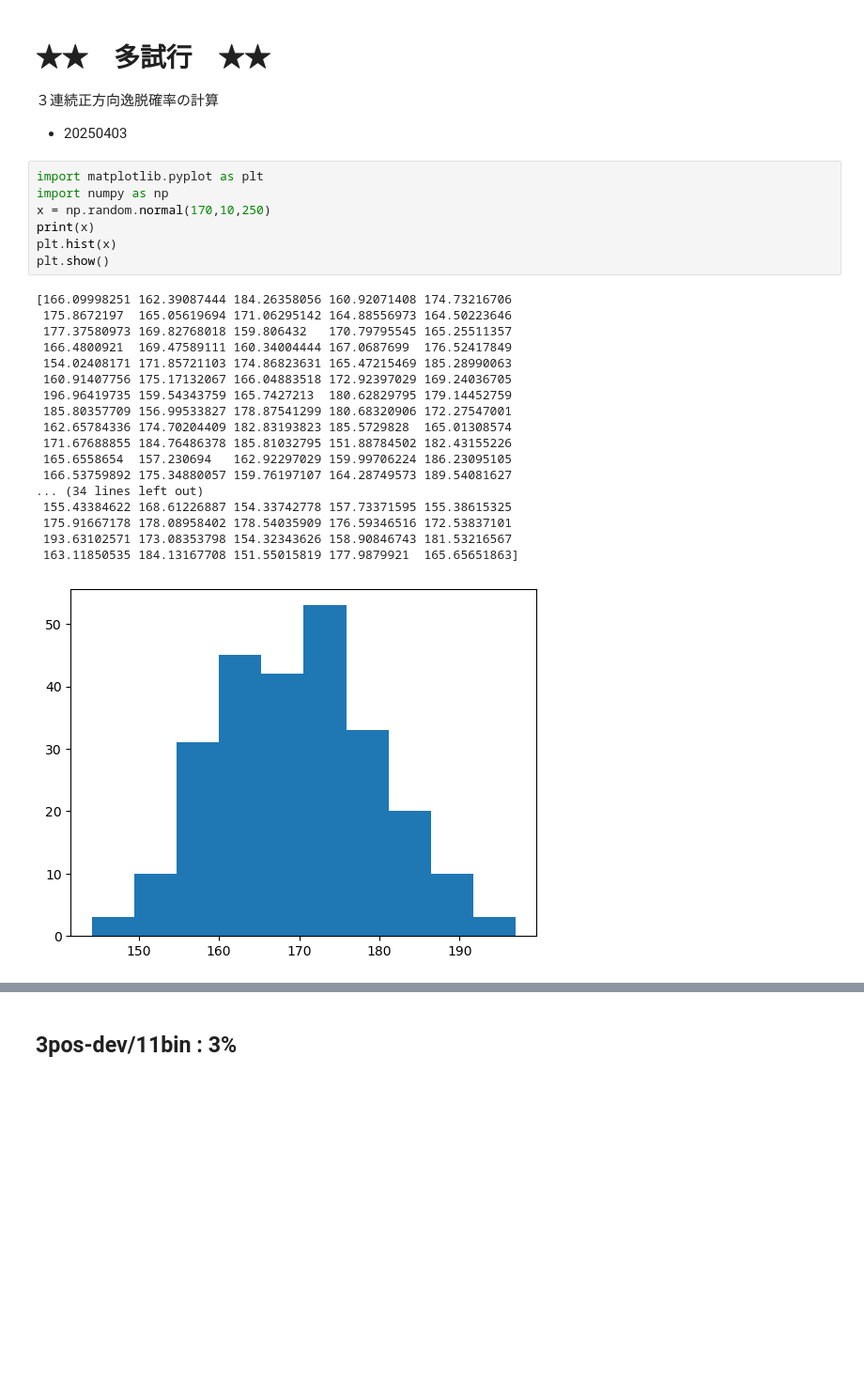
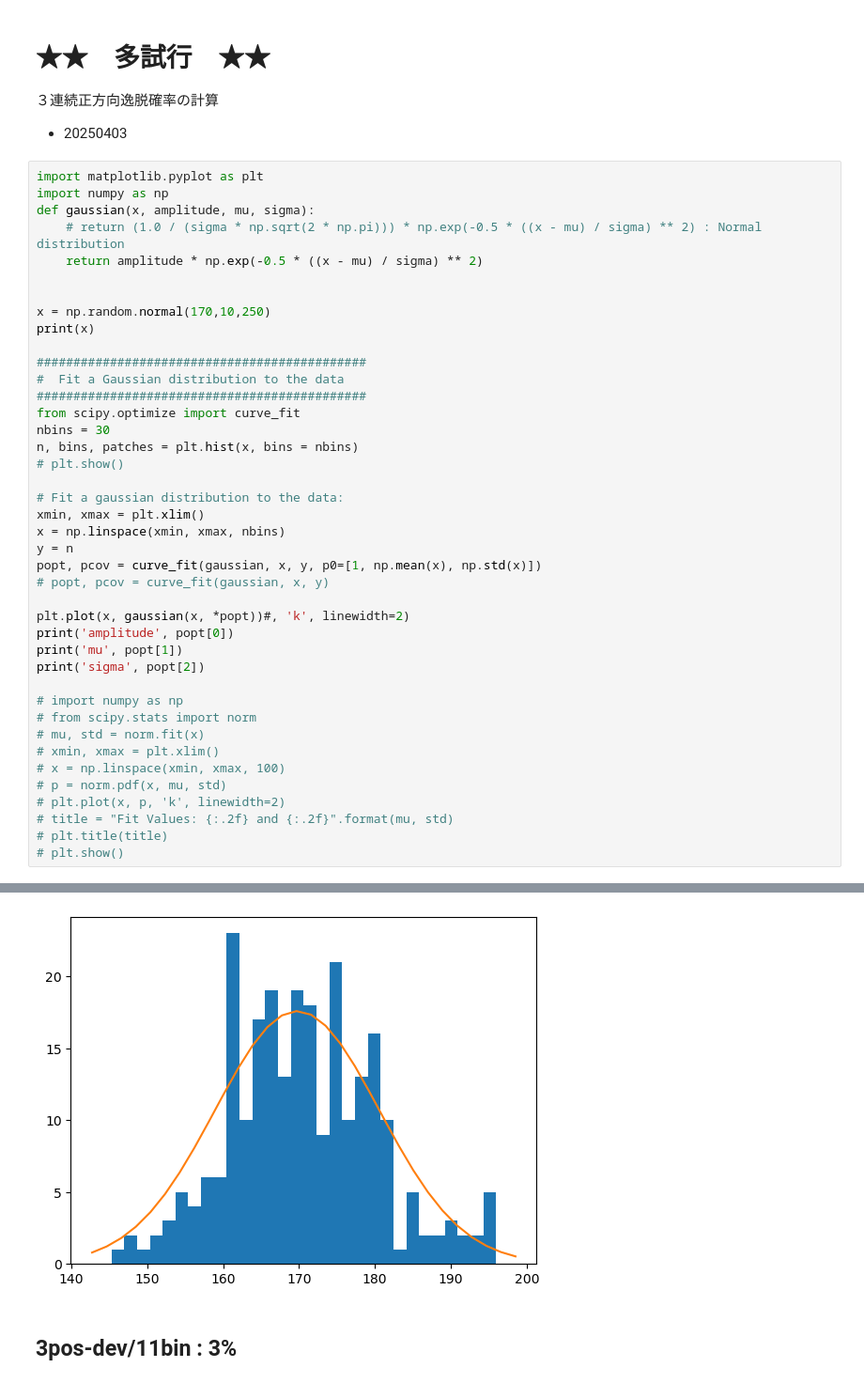
Before and after one commit to kazumaishio/SEDquest, a Jupyter notebook: SEDquest2.ipynb, the cells around one changed output, grey strips where cells are left out. Shown at 94% size. Saved outputs shown, nothing was run; the diff lists cells and outputs as text; blank space fills up the shorter version.

```diff
--- a/SEDquest2.ipynb
+++ b/SEDquest2.ipynb
@@ -292,29 +292,45 @@ probability 0.03
 ３連続正方向逸脱確率の計算
 
 - 20250403
-# %%
-import matplotlib.pyplot as plt
-import numpy as np
-x = np.random.normal(170,10,250)
-print(x)
-plt.hist(x)
-plt.show()
-# %% [output]
-[166.09998251 162.39087444 184.26358056 160.92071408 174.73216706
- 175.8672197  165.05619694 171.06295142 164.88556973 164.50223646
- 177.37580973 169.82768018 159.806432   170.79795545 165.25511357
- 166.4800921  169.47589111 160.34004444 167.0687699  176.52417849
- 154.02408171 171.85721103 174.86823631 165.47215469 185.28990063
- 160.91407756 175.17132067 166.04883518 172.92397029 169.24036705
- 196.96419735 159.54343759 165.7427213  180.62829795 179.14452759
- 185.80357709 156.99533827 178.87541299 180.68320906 172.27547001
- 162.65784336 174.70204409 182.83193823 185.5729828  165.01308574
- 171.67688855 184.76486378 185.81032795 151.88784502 182.43155226
- 165.6558654  157.230694   162.92297029 159.99706224 186.23095105
- 166.53759892 175.34880057 159.76197107 164.28749573 189.54081627
-... (34 lines left out)
- 155.43384622 168.61226887 154.33742778 157.73371595 155.38615325
- 175.91667178 178.08958402 178.54035909 176.59346516 172.53837101
- 193.63102571 173.08353798 154.32343626 158.90846743 181.53216567
- 163.11850535 184.13167708 151.55015819 177.9879921  165.65651863]
-[figure, removed]
+# %%
+import matplotlib.pyplot as plt
+import numpy as np
+def gaussian(x, amplitude, mu, sigma):
+    # return (1.0 / (sigma * np.sqrt(2 * np.pi))) * np.exp(-0.5 * ((x - mu) / sigma) ** 2) : Normal distribution
+    return amplitude * np.exp(-0.5 * ((x - mu) / sigma) ** 2)
+
+
+x = np.random.normal(170,10,250)
+print(x)
+
+#############################################
+#  Fit a Gaussian distribution to the data
+#############################################
+from scipy.optimize import curve_fit
+nbins = 30
+n, bins, patches = plt.hist(x, bins = nbins)
+# plt.show()
+
+# Fit a gaussian distribution to the data:
+xmin, xmax = plt.xlim()
+x = np.linspace(xmin, xmax, nbins)
+y = n
+popt, pcov = curve_fit(gaussian, x, y, p0=[1, np.mean(x), np.std(x)])
+# popt, pcov = curve_fit(gaussian, x, y)
+
+plt.plot(x, gaussian(x, *popt))#, 'k', linewidth=2)
+print('amplitude', popt[0])
+print('mu', popt[1])
+print('sigma', popt[2])
+
+# import numpy as np
+# from scipy.stats import norm
+# mu, std = norm.fit(x)
+# xmin, xmax = plt.xlim()
+# x = np.linspace(xmin, xmax, 100)
+# p = norm.pdf(x, mu, std)
+# plt.plot(x, p, 'k', linewidth=2)
+# title = "Fit Values: {:.2f} and {:.2f}".format(mu, std)
+# plt.title(title)
+# plt.show()
+# %% [output]
@@ -321,3 +354,4 @@ plt.show()
+[figure, added]
 # %% [markdown]
 ## 3pos-dev/11bin : 3%
 # %%
```
Also changed, not shown: parts of 2 cells of this notebook.
